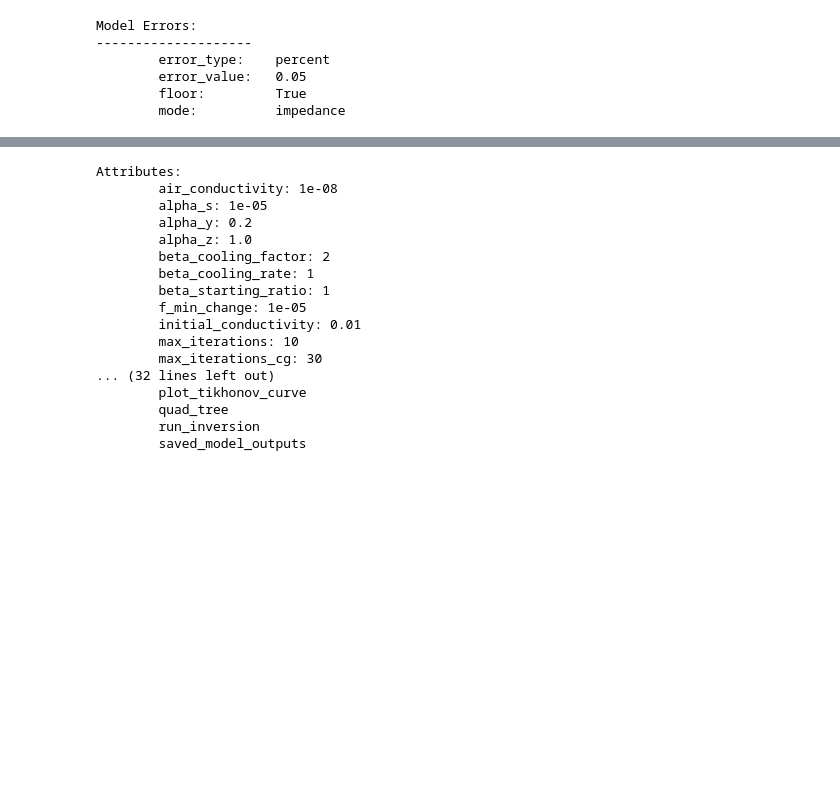
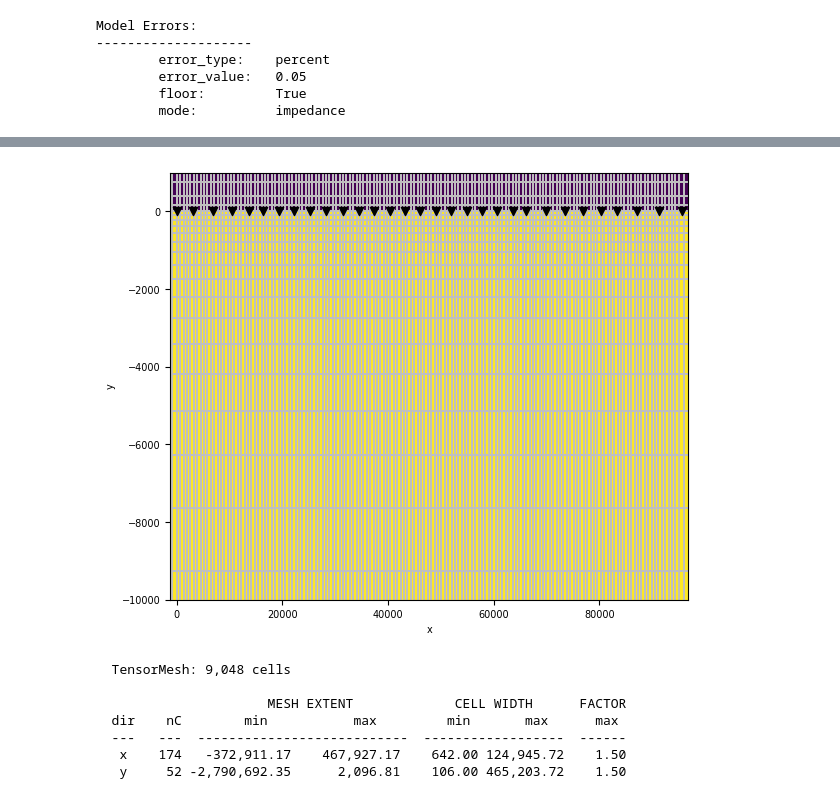
Before and after one commit to simpeg-research/earthscope-mt-course, a Jupyter notebook: notebooks/simpeg/13_2d_from_mtpy_example.ipynb, the cells around one changed output, grey strips where cells are left out. Saved outputs shown, nothing was run; the diff lists cells and outputs as text; code cells hidden in the pictures; blank space fills up the shorter version.

```diff
--- a/notebooks/simpeg/13_2d_from_mtpy_example.ipynb
+++ b/notebooks/simpeg/13_2d_from_mtpy_example.ipynb
@@ -119,20 +150,26 @@ simpeg_2d = Simpeg2D(
+# %%
+simpeg_2d = Simpeg2D(
+    profile.to_dataframe(impedance_units="ohm"),
+    mesh_kwargs={"sigma_background": 1./100},
+    data_kwargs={"invert_impedance":True},
+    max_iterations=10,
+    alpha_s = 1e-15,
+    alpha_y = 1.,
+    alpha_z = 0.5,
+    )
+simpeg_2d.data.dataframe['phase_yx_model_error'] = 5.
+simpeg_2d.data.dataframe['phase_xy_model_error'] = 5.
+#simpeg_2d.data.dataframe['res_yx_model_error'] = 10.
+#simpeg_2d.data.dataframe['res_xy_model_error'] = 10.
+# %% [output]
+[figure, added]
 # %%
-print(simpeg_2d)
+print(simpeg_2d.mesh.mesh)
 # %% [output]
-Attributes:
-        air_conductivity: 1e-08
-        alpha_s: 1e-05
-        alpha_y: 0.2
-        alpha_z: 1.0
-        beta_cooling_factor: 2
-        beta_cooling_rate: 1
-        beta_starting_ratio: 1
-        f_min_change: 1e-05
-        initial_conductivity: 0.01
-        max_iterations: 10
-        max_iterations_cg: 30
-... (32 lines left out)
-        plot_tikhonov_curve
-        quad_tree
-        run_inversion
-        saved_model_outputs
+  TensorMesh: 9,048 cells
+
+                      MESH EXTENT             CELL WIDTH      FACTOR
+  dir    nC        min           max         min       max      max
+  ---   ---  ---------------------------  ------------------  ------
+   x    174   -372,911.17    467,927.17    642.00 124,945.72    1.50
+   y     52 -2,790,692.35      2,096.81    106.00 465,203.72    1.50
```
Also changed, not shown: parts of 27 cells of this notebook, 1 other file.
